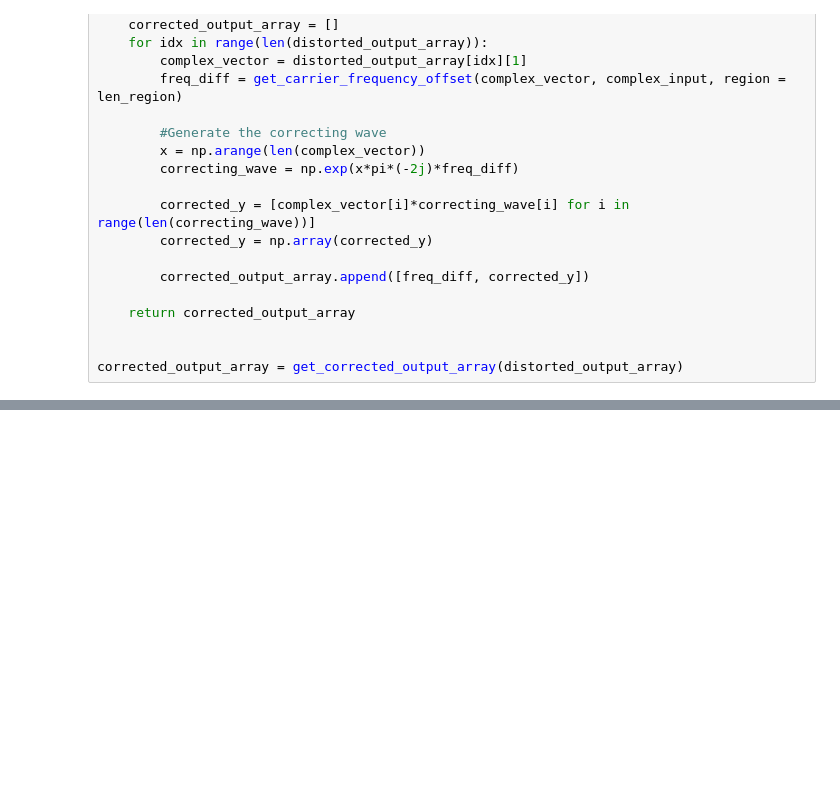
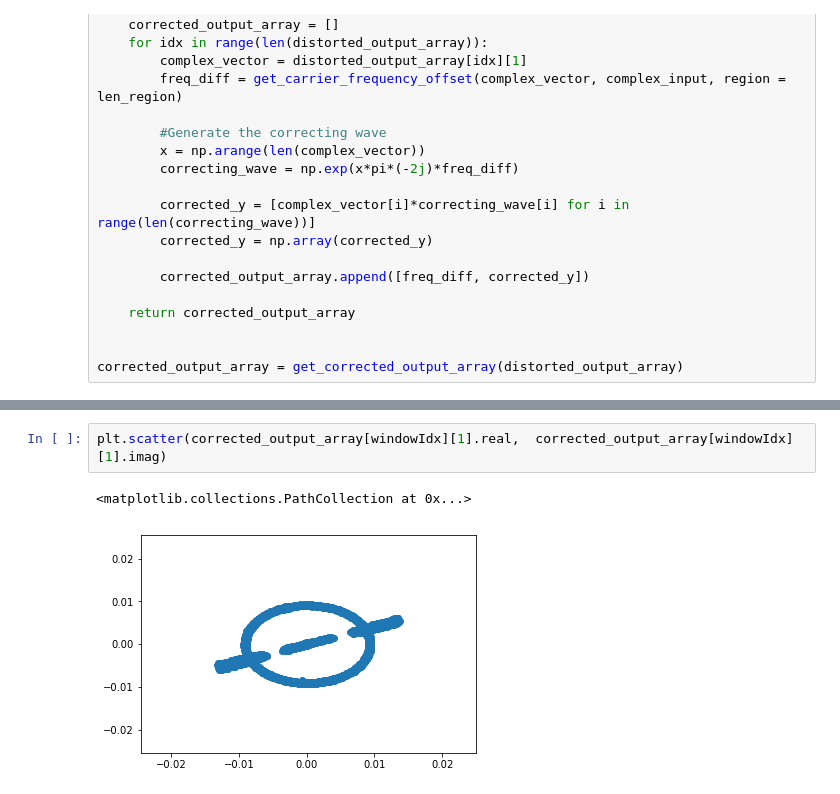
Before and after one commit to jain-nikunj/channel-estimation, a Jupyter notebook: channelEstimation4.py.ipynb, the cells around one changed output, grey strips where cells are left out. Drawn from its saved outputs; the diff is of its cells as text; blank space fills up the shorter version.

Commit message:
Added window-wise channel estimation

```diff
--- a/channelEstimation4.py.ipynb
+++ b/channelEstimation4.py.ipynb
@@ -379,0 +571,5 @@ Segment: 73 Carrier frequency offset: -25.0902293313Hz,  Predicted period: 19928
+# %%
+plt.scatter(corrected_output_array[windowIdx][1].real,  corrected_output_array[windowIdx][1].imag)
+# %% [output]
+<matplotlib.collections.PathCollection at 0x...>
+[figure, added]
```
Also changed, not shown: parts of 9 cells of this notebook.
